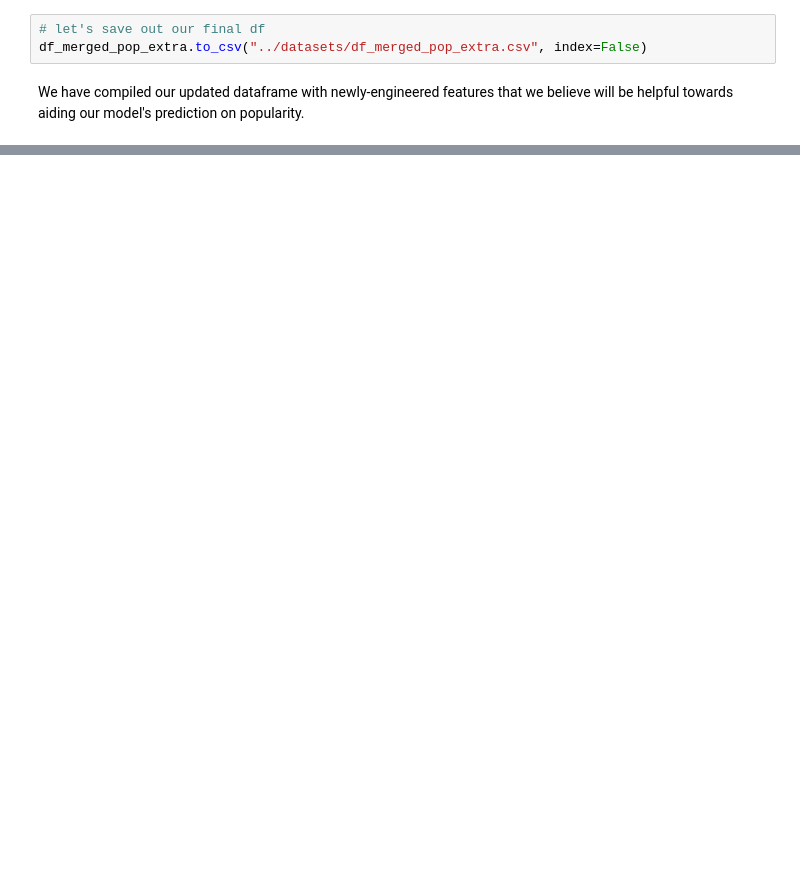
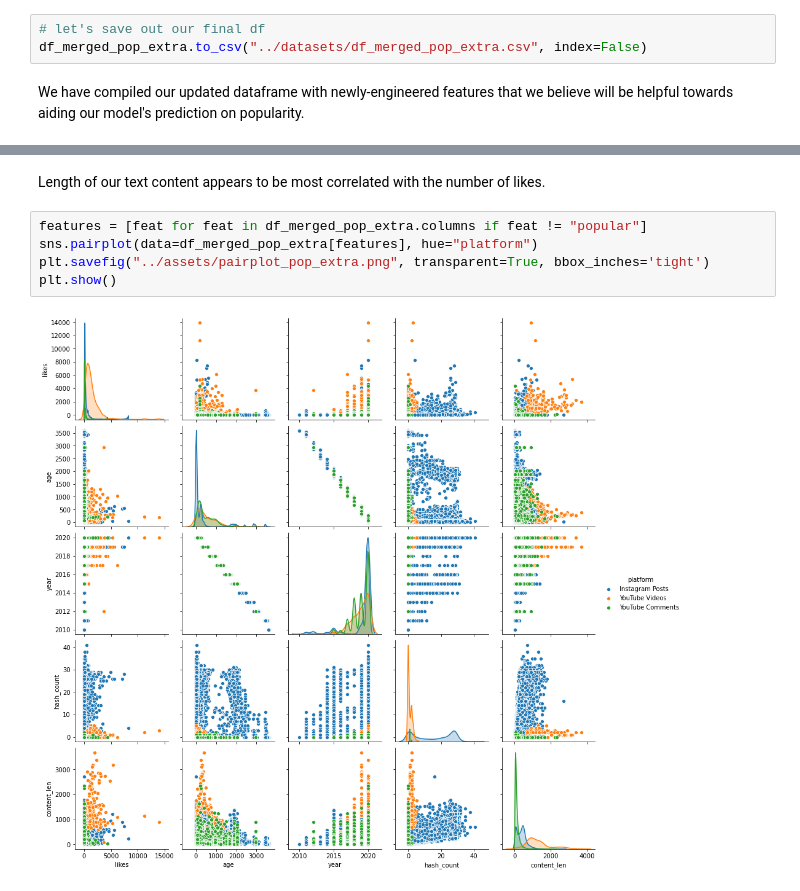
Before and after one commit to yewtong/project_capstone, a Jupyter notebook: code/3.0_DT_EDA.ipynb, the cells around one changed output, grey strips where cells are left out. Saved outputs shown, nothing was run; the diff lists cells and outputs as text; blank space fills up the shorter version.

```diff
--- a/code/3.0_DT_EDA.ipynb
+++ b/code/3.0_DT_EDA.ipynb
@@ -1860,0 +1899,9 @@ We have compiled our updated dataframe with newly-engineered features that we be
+# %% [markdown]
+Length of our text content appears to be most correlated with the number of likes.
+# %%
+features = [feat for feat in df_merged_pop_extra.columns if feat != "popular"]
+sns.pairplot(data=df_merged_pop_extra[features], hue="platform")
+plt.savefig("../assets/pairplot_pop_extra.png", transparent=True, bbox_inches='tight')
+plt.show()
+# %% [output]
+[figure, added]
```
Also changed, not shown: parts of 21 cells of this notebook, 13 other files.
